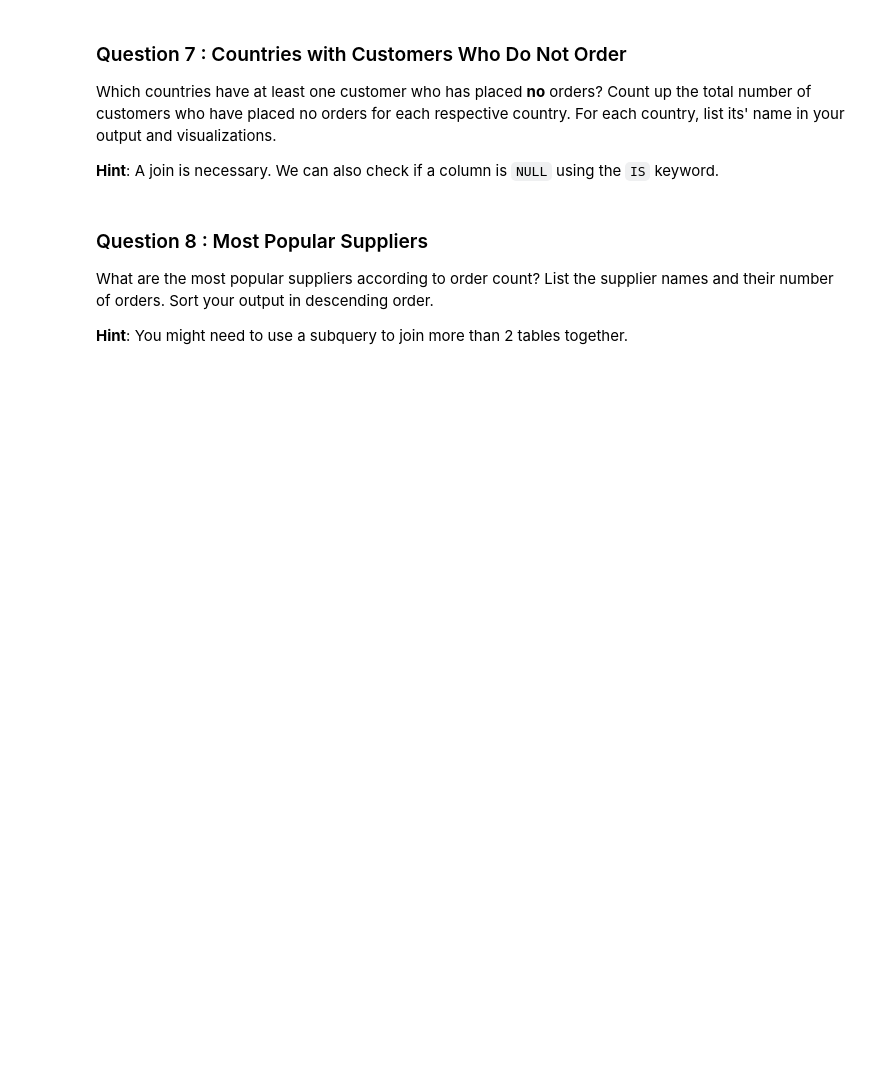
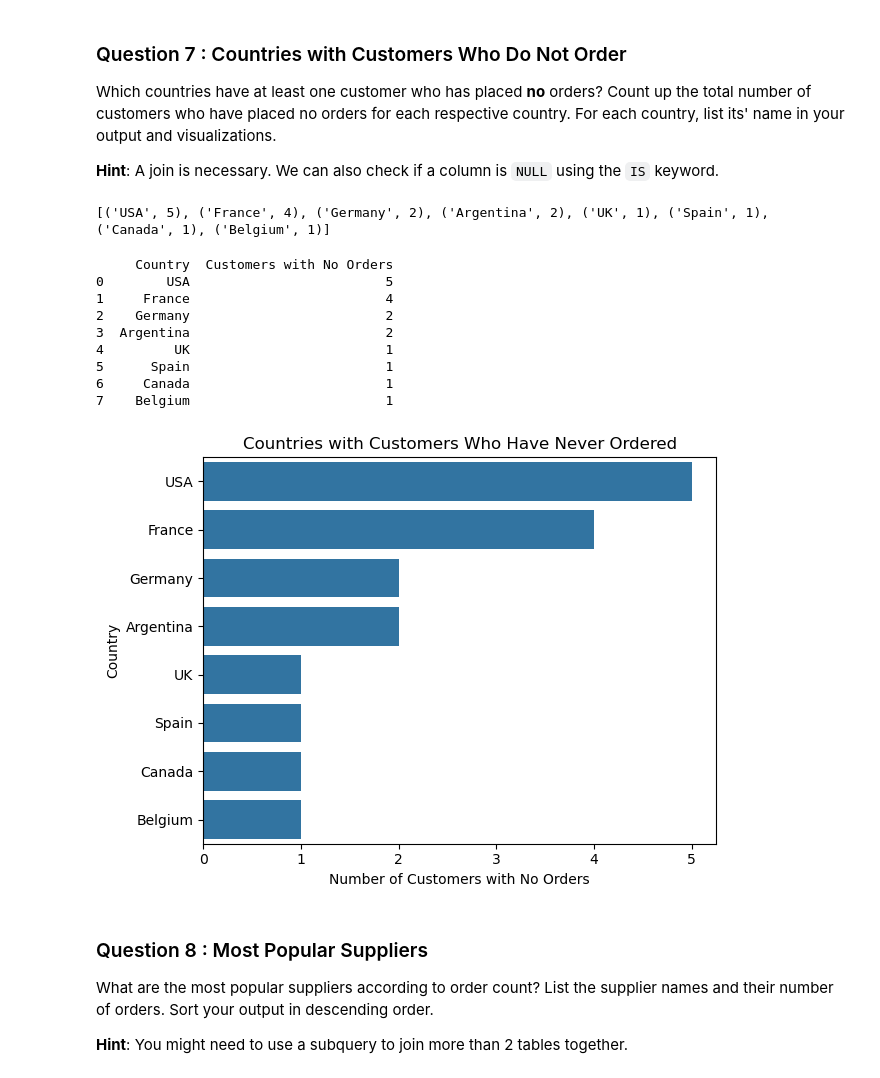
Before and after one commit to pufomadu/SQL-AdHoc-Report, a Jupyter notebook: adhoc_report.ipynb, the cells around one changed output. Drawn from its saved outputs; the diff is of its cells as text; code cells hidden in the pictures; blank space fills up the shorter version.

```diff
--- a/adhoc_report.ipynb
+++ b/adhoc_report.ipynb
@@ -279,16 +314,43 @@ Which countries have at least one customer who has placed **no** orders? Count u
 **Hint**: A join is necessary. We can also check if a column is `NULL` using the `IS` keyword.
 # %%
 # TODO: Write a SQL query which will answer the question above.
-...
+cursor.execute("""
+SELECT C.Country, COUNT(C.CustomerID) AS NoOrderCustomers
+FROM Customers AS C
+LEFT JOIN Orders AS O ON C.CustomerID = O.CustomerID
+WHERE O.OrderID IS NULL
+GROUP BY C.Country
+ORDER BY NoOrderCustomers DESC;
+""")
 
 # TODO: Fetch your list of tuples and print it out
-...
+rows = cursor.fetchall()
+print(rows)
+# %% [output]
+[('USA', 5), ('France', 4), ('Germany', 2), ('Argentina', 2), ('UK', 1), ('Spain', 1), ('Canada', 1), ('Belgium', 1)]
 # %%
 # TODO: Convert your list of tuples to a dataframe
-...
+df = pd.DataFrame(rows, columns=['Country', 'Customers with No Orders'])
+print(df)
 
 # TODO: Generate a visualization on this dataframe
-...
+sns.barplot(x='Customers with No Orders', y='Country', data=df)
+plt.title('Countries with Customers Who Have Never Ordered')
+plt.xlabel('Number of Customers with No Orders')
+plt.ylabel('Country')
+plt.tight_layout()
+plt.show()
+# %% [output]
+     Country  Customers with No Orders
+0        USA                         5
+1     France                         4
+2    Germany                         2
+3  Argentina                         2
+4         UK                         1
+5      Spain                         1
+6     Canada                         1
+7    Belgium                         1
+[figure, added]
 # %% [markdown]
 ### Question 8 : Most Popular Suppliers
 
```
Also changed, not shown: parts of 7 cells of this notebook.
